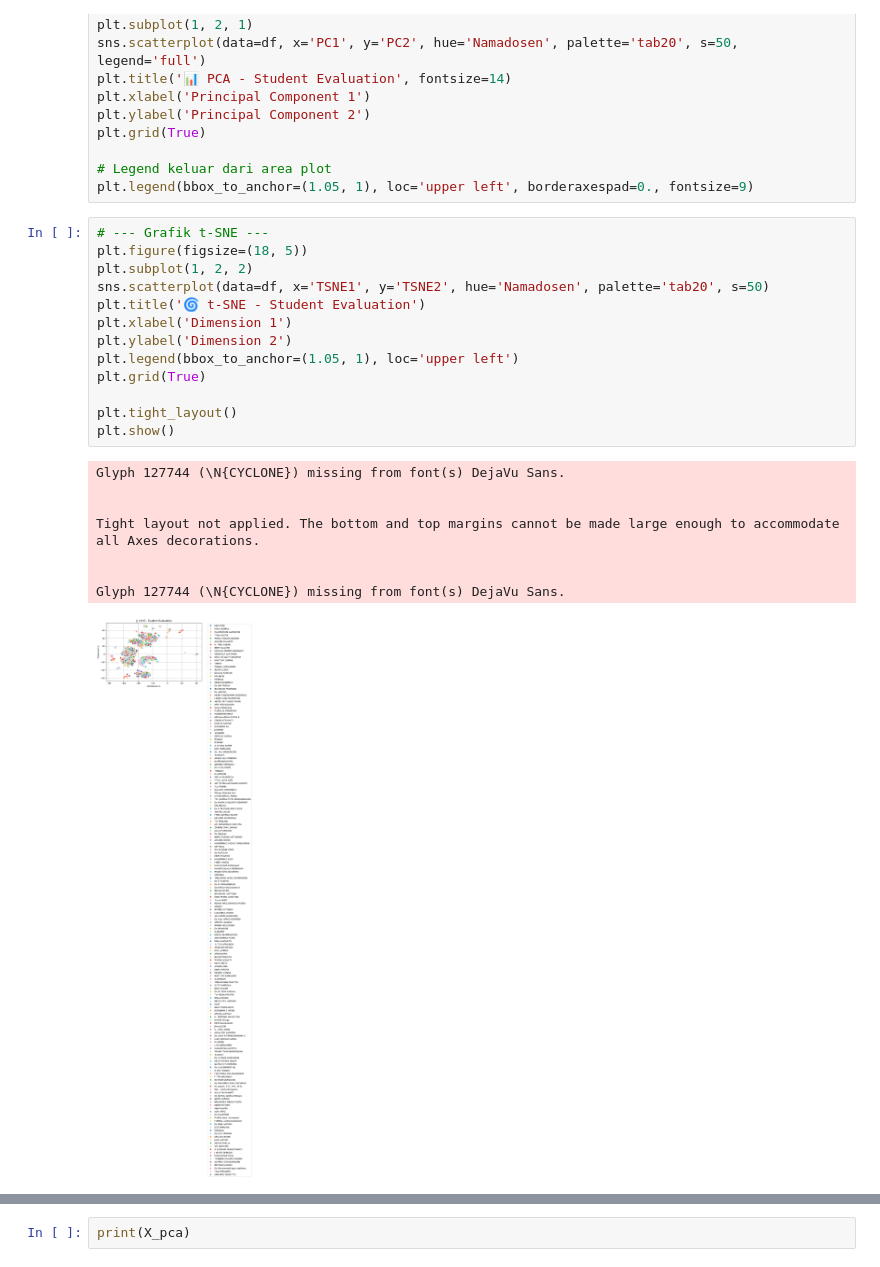
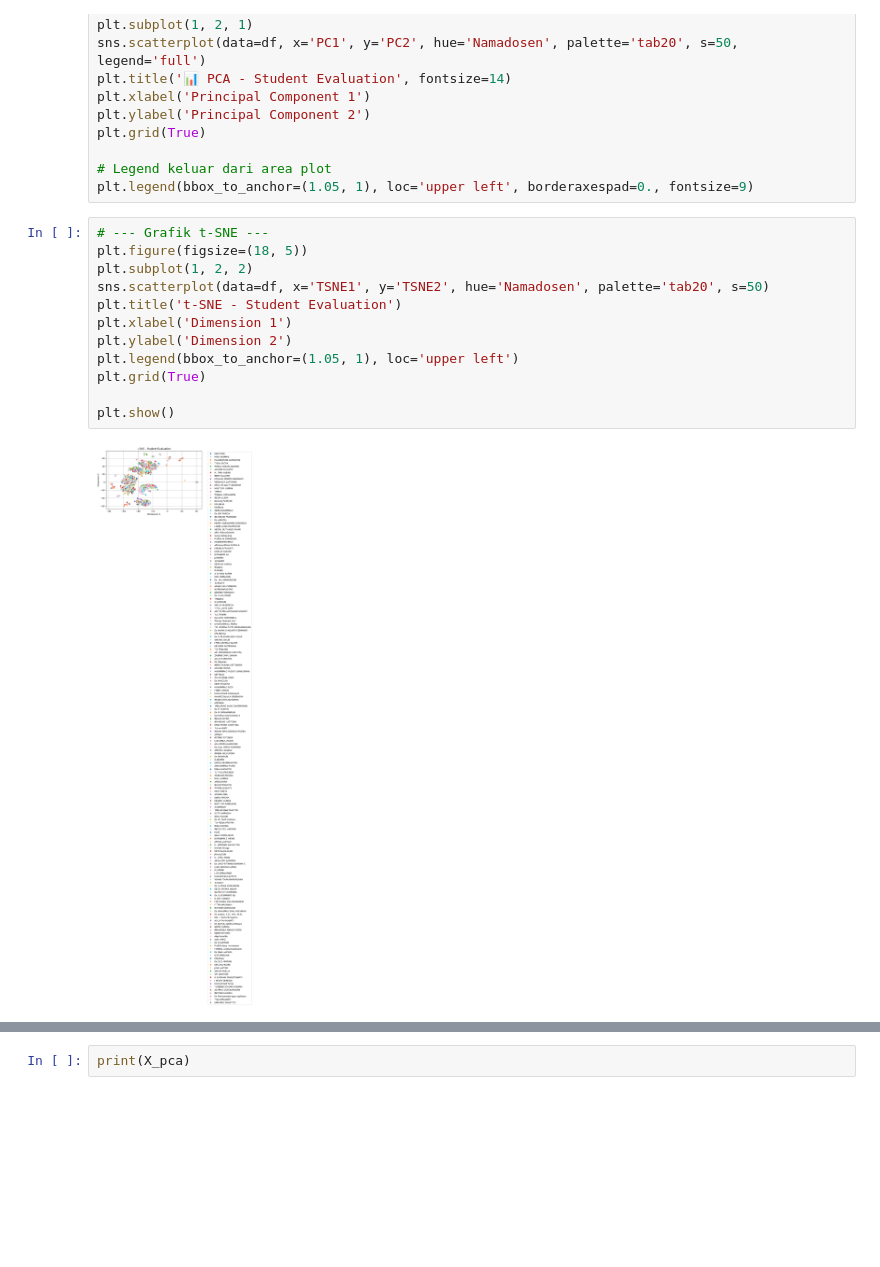
Before and after one commit to agustinasriastuti-ds/analisis-kepuasan-dosen, a Jupyter notebook: Lecturer_Satisfaction_Analysis_v3.ipynb, the cells around one changed output, grey strips where cells are left out. Saved outputs shown, nothing was run; the diff lists cells and outputs as text; blank space fills up the shorter version.

```diff
--- a/Lecturer_Satisfaction_Analysis_v3.ipynb
+++ b/Lecturer_Satisfaction_Analysis_v3.ipynb
@@ -211,25 +211,17 @@ plt.legend(bbox_to_anchor=(1.05, 1), loc='upper left', borderaxespad=0., fontsiz
 # %%
 # --- Grafik t-SNE ---
 plt.figure(figsize=(18, 5))
 plt.subplot(1, 2, 2)
 sns.scatterplot(data=df, x='TSNE1', y='TSNE2', hue='Namadosen', palette='tab20', s=50)
-plt.title('🌀 t-SNE - Student Evaluation')
+plt.title('t-SNE - Student Evaluation')
 plt.xlabel('Dimension 1')
 plt.ylabel('Dimension 2')
 plt.legend(bbox_to_anchor=(1.05, 1), loc='upper left')
 plt.grid(True)
 
-plt.tight_layout()
 plt.show()
 # %% [output]
-Glyph 127744 (\N{CYCLONE}) missing from font(s) DejaVu Sans.
-
-
-Tight layout not applied. The bottom and top margins cannot be made large enough to accommodate all Axes decorations.
-
-
-Glyph 127744 (\N{CYCLONE}) missing from font(s) DejaVu Sans.
-[figure, old version]
+[figure, new version]
 # %%
 import matplotlib.pyplot as plt
 import seaborn as sns
```
Also changed, not shown: parts of 2 cells of this notebook.
